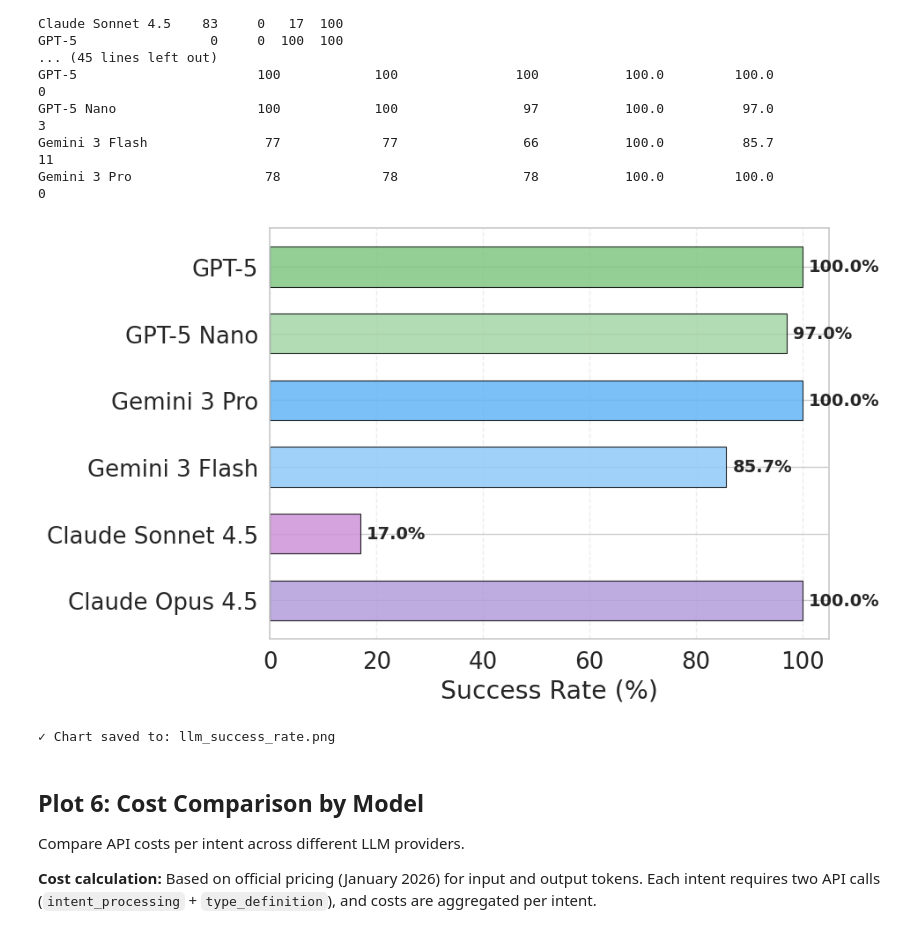
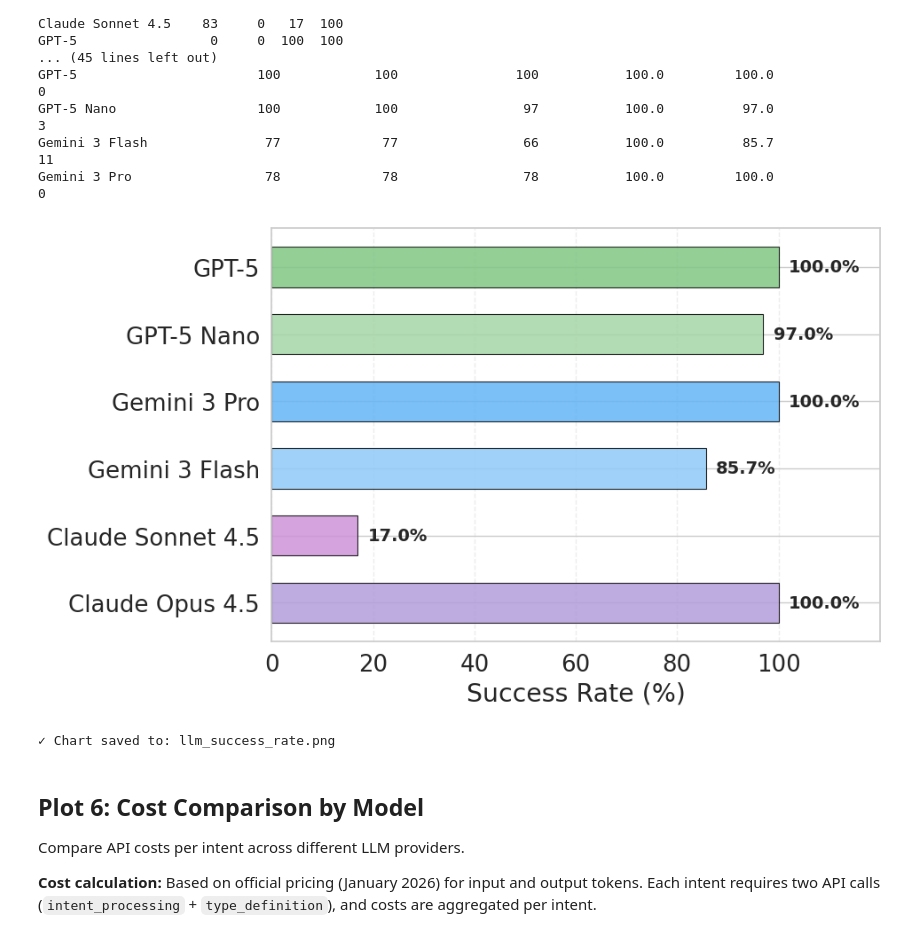
Before and after one commit to zanattabruno/analysis-orion, a Jupyter notebook: llm/llm_analysis.ipynb, the cells around one changed output. Drawn from its saved outputs; the diff is of its cells as text; code cells hidden in the pictures.

```diff
--- a/llm/llm_analysis.ipynb
+++ b/llm/llm_analysis.ipynb
@@ -790,37 +790,39 @@ Gemini 3 Pro                 78             78                78           100.0
 # %%
 # Create horizontal bar chart for success rates
 if len(success_stats) > 0:
     fig, ax = plt.subplots(figsize=(10, 6))
 
     y = np.arange(len(success_stats))
     colors_success = [MODEL_COLORS[m] for m in success_stats.index]
 
     bars = ax.barh(y, success_stats["success_rate"], height=0.6,
                    color=colors_success, edgecolor="black", linewidth=0.8, alpha=0.85)
 
     ax.set_xlabel("Success Rate (%)")
     ax.set_yticks(y)
     ax.set_yticklabels(success_stats.index)
-    ax.set_xlim(0, 105)
+    ax.set_xlim(0, 120)
+    ax.set_xticks(np.arange(0, 101, 20))
     ax.grid(axis="x", linestyle="--", alpha=0.35)
 
-    # Add value labels
+    # Add value labels in the blank area to the right of the 100% gridline
     for bar, rate in zip(bars, success_stats["success_rate"]):
         ax.annotate(f"{rate:.1f}%",
                     xy=(rate, bar.get_y() + bar.get_height()/2),
-                    xytext=(5, 0), textcoords="offset points",
-                    ha="left", va="center", fontsize=14, fontweight="bold")
+                    xytext=(8, 0), textcoords="offset points",
+                    ha="left", va="center", fontsize=14, fontweight="bold",
+                    clip_on=False)
 
     plt.tight_layout()
     plt.savefig("llm_success_rate.png", dpi=300, bbox_inches="tight")
     plt.savefig("llm_success_rate.pdf", dpi=300, bbox_inches="tight")
     plt.show()
 
     print("\n✓ Chart saved to: llm_success_rate.png")
 else:
     print("Skipping success rate chart - no data available.")
 # %% [output]
-[figure, old version]
+[figure, new version]
 ✓ Chart saved to: llm_success_rate.png
 # %% [markdown]
 ## Plot 6: Cost Comparison by Model
```
Also changed, not shown: 9 other files.
